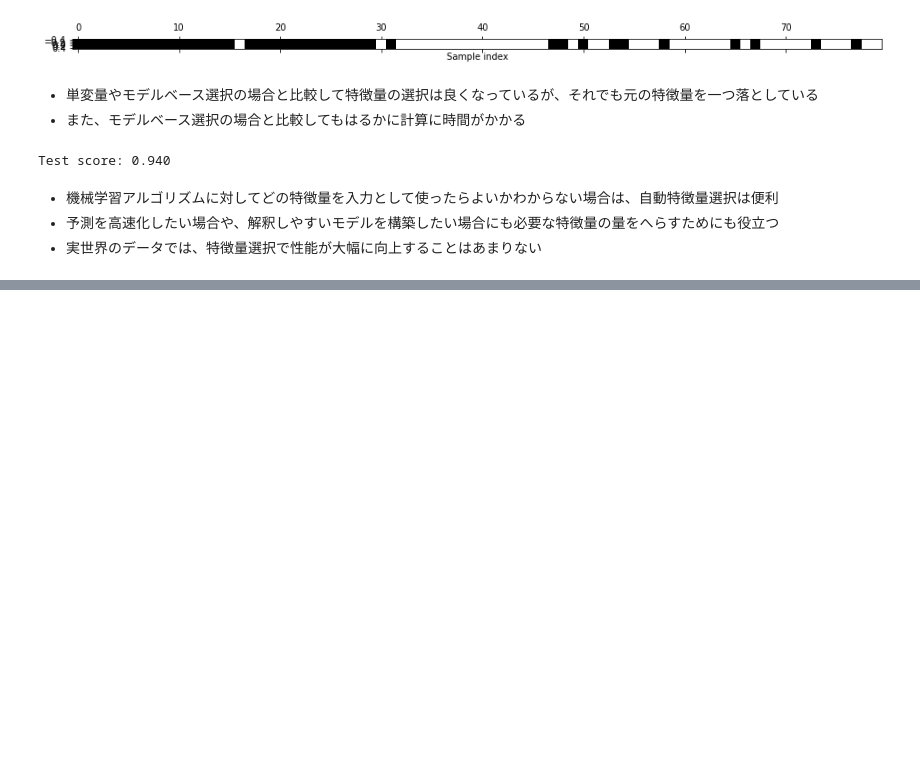
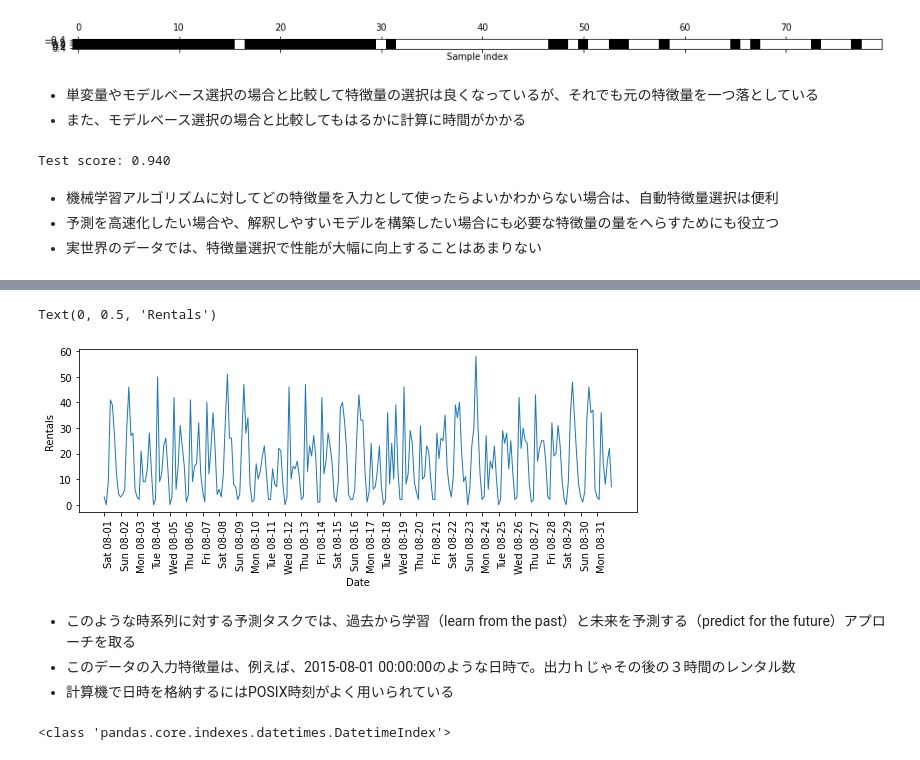
Before and after one commit to ponzu3847/python_for_ML, a Jupyter notebook: ch04.ipynb, the cells around one changed output, grey strips where cells are left out. Cells and saved outputs as stored; diff of their text form; code cells hidden in the pictures; blank space fills up the shorter version.

```diff
--- a/ch04.ipynb
+++ b/ch04.ipynb
@@ -666,0 +671,5 @@ Test score: 0.940
+# %%
+import mglearn
+
+citibike=mglearn.datasets.load_citibike()
+print("Citi bike data:\n{}".format(citibike.head()))
@@ -666,0 +685,24 @@ Test score: 0.940
+# %%
+import pandas as pd
+
+plt.figure(figsize=(10,3))
+xticks=pd.date_range(start=citibike.index.min(),end=citibike.index.max(),freq='D')
+plt.xticks(xticks,xticks.strftime("%a %m-%d"),rotation=90,ha="left")
+plt.plot(citibike,linewidth=1)
+plt.xlabel('Date')
+plt.ylabel('Rentals')
+# %% [output]
+Text(0, 0.5, 'Rentals')
+[figure, added]
+# %% [markdown]
+* このような時系列に対する予測タスクでは、過去から学習（learn from the past）と未来を予測する（predict for the future）アプローチを取る
+* このデータの入力特徴量は、例えば、2015-08-01 00:00:00のような日時で。出力ｈじゃその後の３時間のレンタル数
+* 計算機で日時を格納するにはPOSIX時刻がよく用いられている
+# %%
+# ターゲット値（レンタル数）を抽出
+y=citibike.values
+# 10**9で割ってPOSIX時刻に変換
+print(type(citibike.index))
+X=citibike.index.astype('int64').to_numpy().reshape(-1,1)//10**9
+# %% [output]
+<class 'pandas.core.indexes.datetimes.DatetimeIndex'>
```
Also changed, not shown: parts of 22 cells of this notebook.
